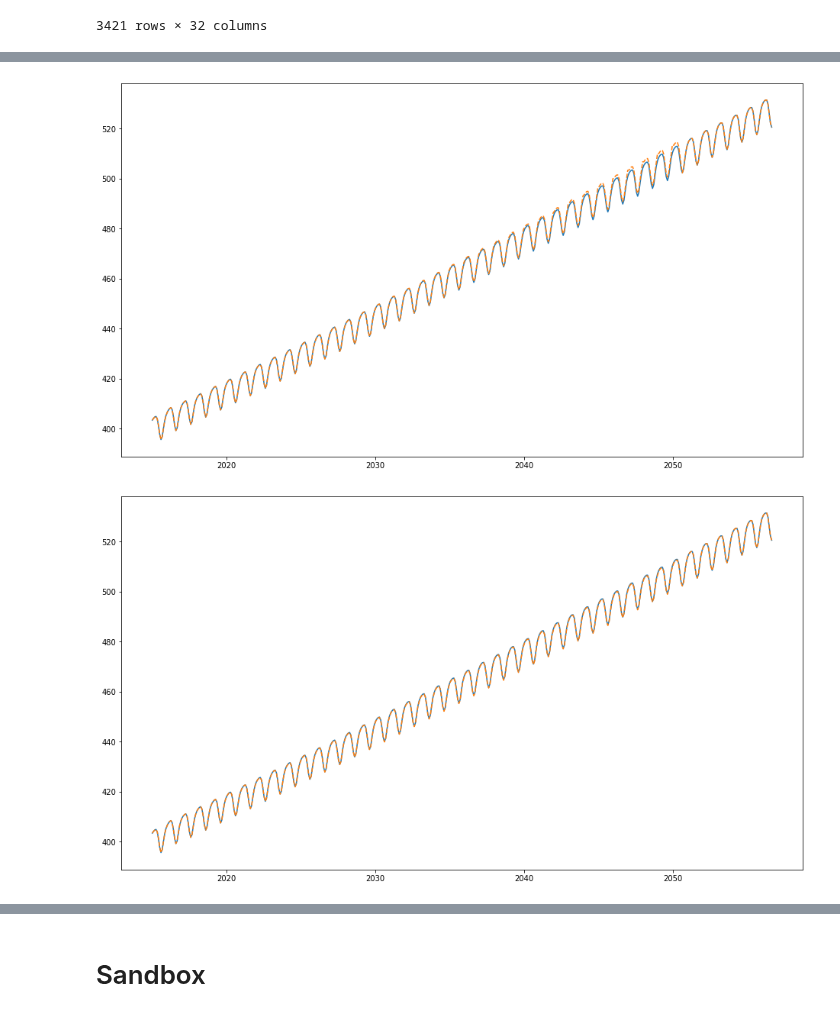
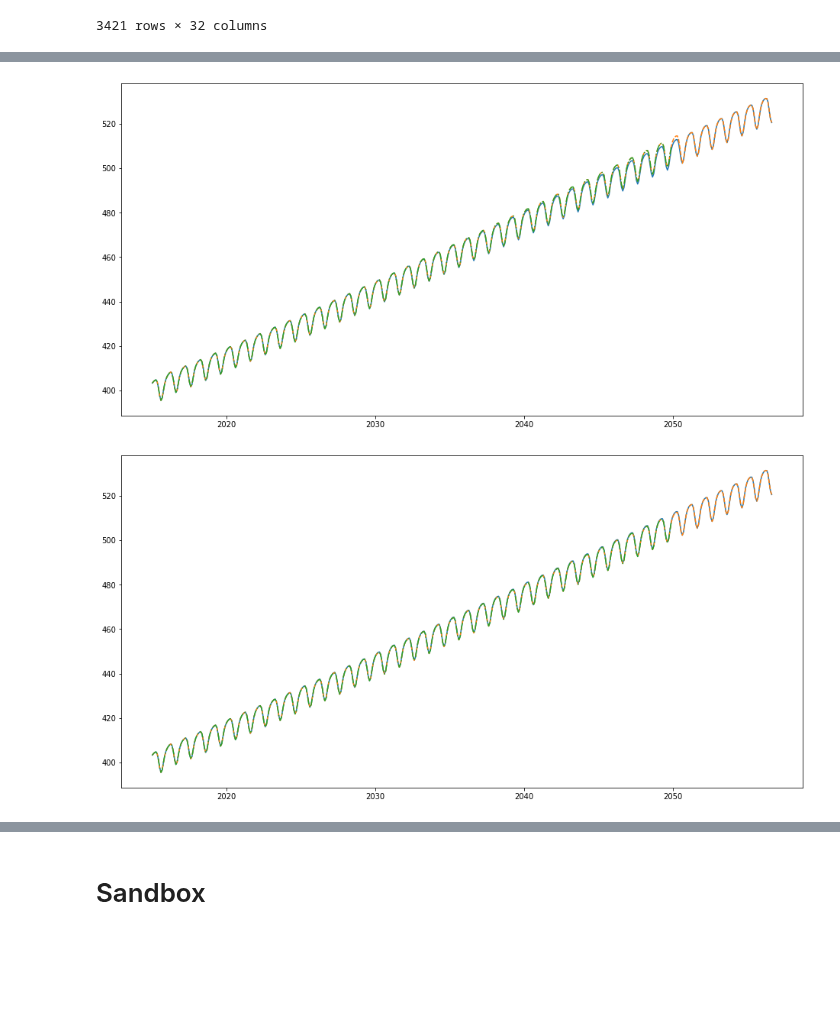
Before and after one commit to Rlamboll/modify_COVID19_netCDF_Emissions, a Jupyter notebook: calculations/WellMixedGHGCalc.ipynb, the cells around one changed output, grey strips where cells are left out. Cells and saved outputs as stored; diff of their text form; code cells hidden in the pictures; blank space fills up the shorter version.

```diff
--- a/calculations/WellMixedGHGCalc.ipynb
+++ b/calculations/WellMixedGHGCalc.ipynb
@@ -40,8 +40,9 @@ mod_input_sg = "StrongGreen_pathway.xlsx"
 
 pathway_files = [mod_input_ff, mod_input_2yr, mod_input_mg, mod_input_sg]
 
-year_range = np.arange(2020, 2051)
+year_range = np.arange(2020, 2050.01)
 t0 = 2019
+tcutoff = (2050.01 - 1850) * 365
 # %%
 baseline = pd.read_excel(mod_input_folder + mod_input_baseline, header=0, index_col=1, sheet_name="Concentrations")
 baseline
@@ -71,8 +72,8 @@ def make_year_into_days(year):
     return (year - 1850 + 0.5) * 365 # The calendar is defined using the 365 day calendar.
 # %%
 def closest_ind(info, time):
-    return np.where(
+    return [np.where(
         abs(info - time) == min(abs(info - time))
-    )[0]
+    )[0][-1]]
 # %%
 monthly_range = [date for date in baseline.index if date >= min(year_range) and date < max(year_range) + 1]
@@ -97,23 +80,29 @@ monthly_range = [date for date in baseline.index if date >= min(year_range) and
 # %%
 for gas, gas_file in gases.items():
     key_variable = key_variables[gas]
     for fileind in range(len(pathway_files)):
         file = pathway_files[fileind]
         scenario_string = file.split("_")[0]
         data = copy_netcdf_file(gas_file, input_folder, output_folder, scenario_string)
         output = data.variables[key_variable][...]
         path_df = pd.read_excel(mod_input_folder + file, header=0, index_col=1, sheet_name="Concentrations")
         t0_ind = closest_ind(data.variables["time"][:], make_year_into_days(t0))
         conc_at_t0 = output[t0_ind, :]
         for time in monthly_range:
             timeind = closest_ind(data.variables["time"][:], make_year_into_days(time))
             time_factor = path_df[path_var_names[gas]].loc[time] / baseline[path_var_names[gas]].loc[time]
             output[timeind, ...] = (output[timeind, :] - conc_at_t0[0, :]) * time_factor + conc_at_t0[0, :]
-        plt.figure(figsize=(16, 9))
+
+        plt.figure(figsize=(16, 8))
         plt.plot(data.variables["time"][:500] / 365 + 1850, data.variables[key_variable][:500, 1])
         plt.plot(data.variables["time"][:500] / 365 + 1850, output[:500, 1], linestyle="--")
         data.variables[key_variable][:, :] = output
         data.close()
+        data = cutoff_netcdf_time(
+            output_folder, output_folder, gas_file + scenario_string, tcutoff, scenario_string="_to_2050.nc"
+        )
+        plt.plot(data.variables["time"][:500] / 365 + 1850, data.variables[key_variable][:500, 1], linestyle="-.")
+        data.close()
 # %% [output]
-[figure, old version]
+[figure, new version]
-[figure, old version]
+[figure, new version]
```
Also changed, not shown: parts of 13 cells of this notebook, 1 other file.
